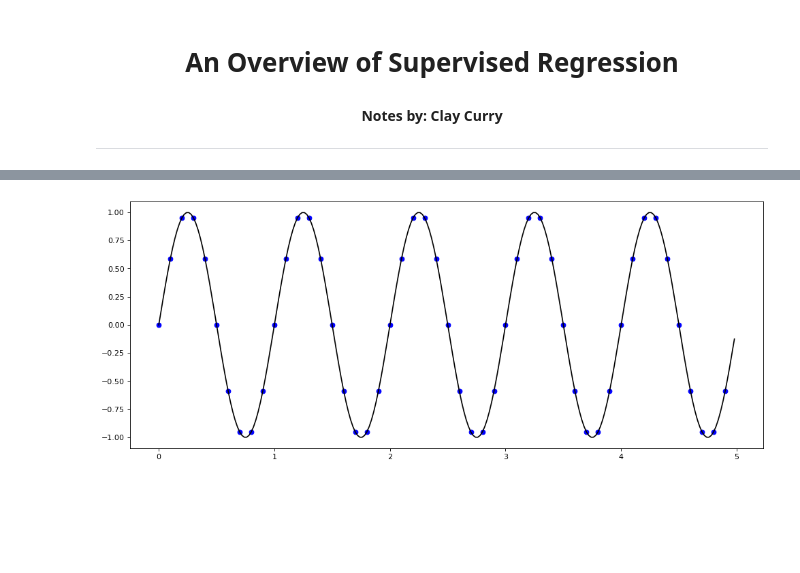
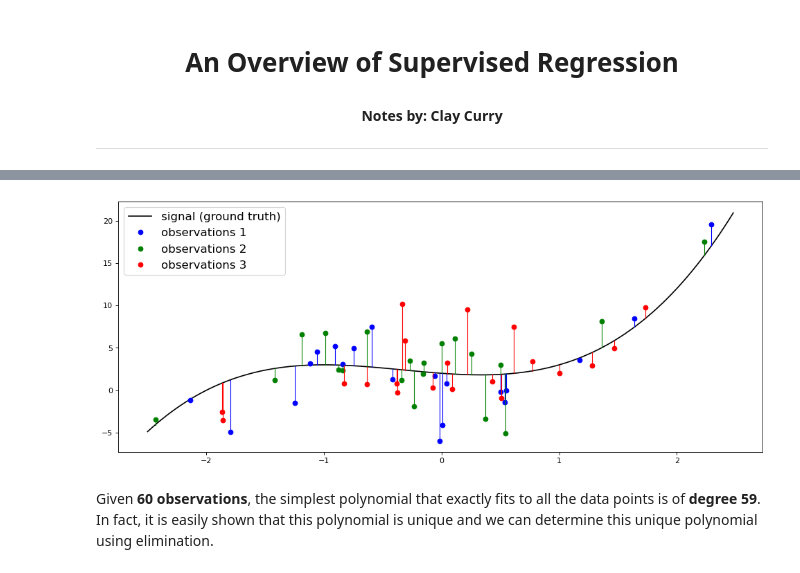
Before and after one commit to clay-curry/Clays_Jupyter_Notebook, a Jupyter notebook: Machine_Learning/1 - Overview of Supervised Regression.ipynb, the cells around one changed output, grey strips where cells are left out. Saved outputs shown, nothing was run; the diff lists cells and outputs as text; code cells hidden in the pictures; blank space fills up the shorter version.

```diff
--- a/Machine_Learning/1 - Overview of Supervised Regression.ipynb
+++ b/Machine_Learning/1 - Overview of Supervised Regression.ipynb
@@ -50,0 +51,12 @@ In Matplotlib, the relation is visualized as follows,
+# %%
+# General (Signal) Polynomial Generator
+import matplotlib.pyplot as plt
+import numpy as np
+
+def poly(degree, coeff):
+    def p(x):
+        action = 0
+        for term in range(degree + 1):
+            action += coeff[term] * x**(term)
+        return action
+    return p
@@ -51,15 +79,31 @@ In Matplotlib, the relation is visualized as follows,
 # %%
-import matplotlib.pyplot as plt
-import numpy as np
+# Plot Signal (ground truth)
+f = poly(3, (2, -1, 1, 1))
+plt.figure(figsize=(15, 6), dpi=80)
+plt.plot(np.arange(-2.5, 2.5, 0.02), f(np.arange(-2.5, 2.5, 0.02)), 'k', label = "signal (ground truth)")
 
-def f(t):
-    return np.sin(2*np.pi*t)
+def plot(sample, noise, f, color, label):
+    signal = f(sample)
+    plt.plot(sample, signal+noise, f'{color}o', label=label)
+    plt.plot([sample, sample], [signal, signal + noise],
+         color=color, linestyle='-', linewidth=1)
 
-t1 = np.arange(0.0, 5.0, 0.1)
-t2 = np.arange(0.0, 5.0, 0.02)
+# Generating a representative sample
+np.random.seed(2)
+samples = np.random.normal(loc=0, scale=1, size=60)
+# samples = np.arange(-2.0, 2.0, 0.02)
+signal = f(samples)
+noise = np.random.normal(0, 3, samples.size)
 
-plt.figure(figsize=(15, 6), dpi=80)
-plt.plot(t1, f(t1), 'bo', t2, f(t2), 'k')
+# Plotting sample data
+n = samples.size
+plot(sample=samples[0:int(n/3)], noise=noise[0:int(n/3)], f=f, color='b', label='observations 1')
+plot(sample=samples[int(n/3):int(2*n/3)], noise=noise[int(n/3):int(2*n/3)], f=f, color='g', label = "observations 2")
+plot(sample=samples[int(2*n/3):int(3*n/3)], noise=noise[int(2*n/3):int(3*n/3)], f=f, color='r', label = "observations 3")
+
+plt.legend(prop={'size': 15})
 plt.show()
 # %% [output]
-[figure, old version]
+[figure, new version]
+# %% [markdown]
+Given **60 observations**, the simplest polynomial that exactly fits to all the data points is of **degree 59**. In fact, it is easily shown that this polynomial is unique and we can determine this unique polynomial using elimination.
```
Also changed, not shown: parts of 5 cells of this notebook, 1 other file.
